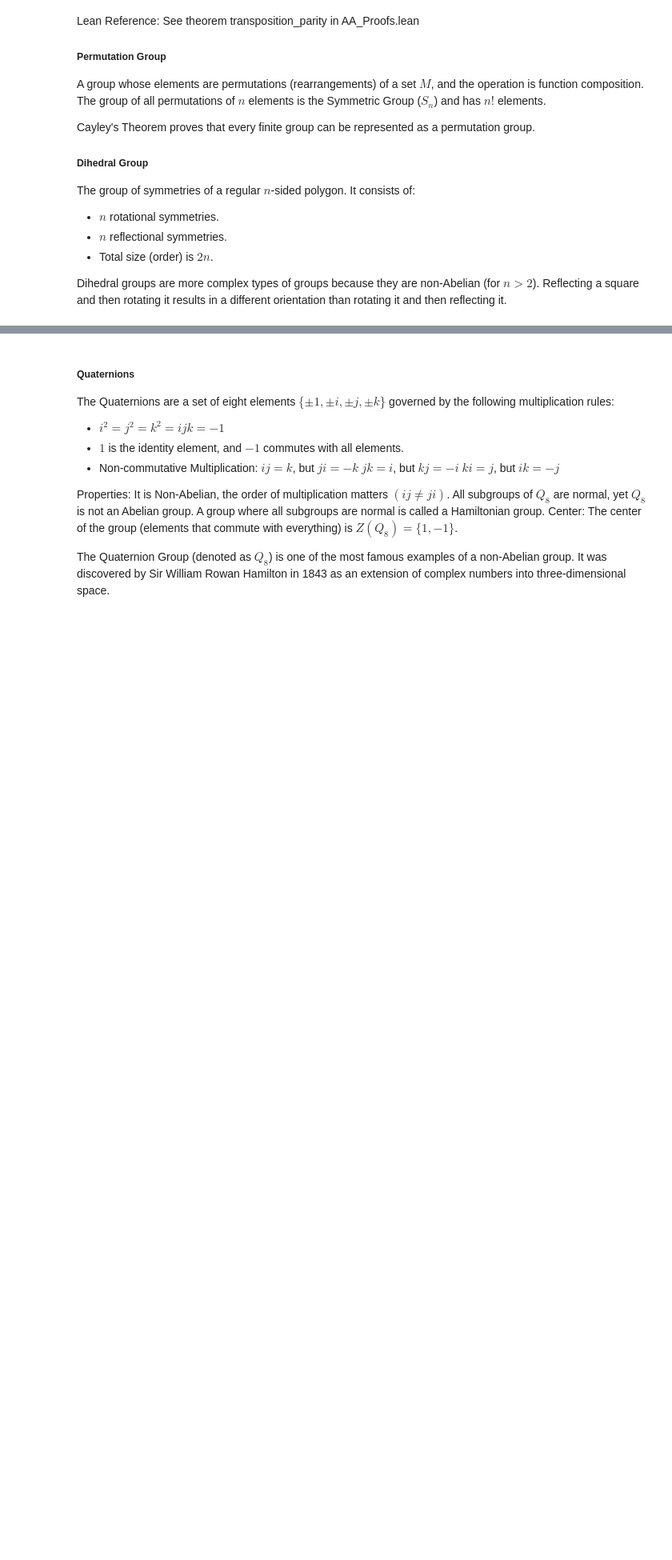
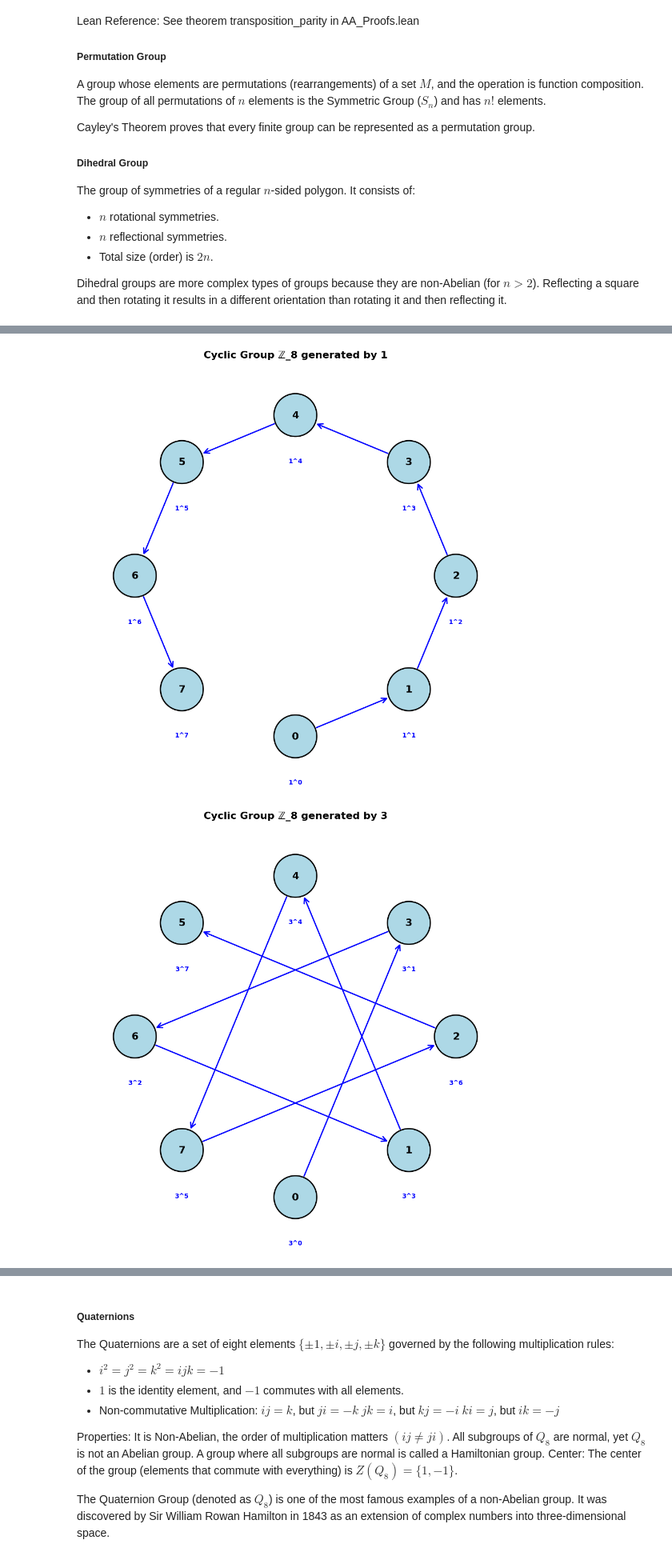
Before and after one commit to mussahassen/Abstract-Algebra, a Jupyter notebook: Modules/AA_Groups.ipynb, the cells around one changed output, grey strips where cells are left out. Shown at 80% size. Drawn from its saved outputs; the diff is of its cells as text; code cells hidden in the pictures; blank space fills up the shorter version.

```diff
--- a/Modules/AA_Groups.ipynb
+++ b/Modules/AA_Groups.ipynb
@@ -74,0 +138,57 @@ Dihedral groups are more complex types of groups because they are non-Abelian (f
+# %%
+def visualize_cyclic_group(n, generator=1):
+    fig, ax = plt.subplots(figsize=(10, 10))
+
+    angles = np.linspace(0, 2*np.pi, n, endpoint=False)
+    angles = angles - np.pi/2
+
+    radius = 3
+    x = radius * np.cos(angles)
+    y = radius * np.sin(angles)
+
+    powers = [(generator * i) % n for i in range(n)]
+
+    for i, (xi, yi) in enumerate(zip(x, y)):
+        color = 'lightblue' if i in powers else 'lightgray'
+        circle = Circle((xi, yi), 0.4, color=color, ec='black', linewidth=2, zorder=3)
+        ax.add_patch(circle)
+        ax.text(xi, yi, str(i), ha='center', va='center', fontsize=16, weight='bold', zorder=4)
+
+        if i in powers:
+            power_idx = powers.index(i)
+            ax.text(xi, yi-0.8, f'{generator}^{power_idx}', ha='center', va='top',
+                   fontsize=10, color='blue', weight='bold')
+
+    for i in range(len(powers)-1):
+        start_idx = powers[i]
+        end_idx = powers[i+1]
+
+        x1, y1 = x[start_idx], y[start_idx]
+        x2, y2 = x[end_idx], y[end_idx]
+
+        dx, dy = x2 - x1, y2 - y1
+        length = np.sqrt(dx**2 + dy**2)
+        dx, dy = dx/length, dy/length
+
+        arrow = FancyArrowPatch((x1 + 0.4*dx, y1 + 0.4*dy),
+                               (x2 - 0.4*dx, y2 - 0.4*dy),
+                               arrowstyle='->', mutation_scale=20, linewidth=2,
+                               color='blue', zorder=2)
+        ax.add_patch(arrow)
+
+    ax.set_xlim(-4, 4)
+    ax.set_ylim(-4, 4)
+    ax.set_aspect('equal')
+    ax.axis('off')
+    ax.set_title(f'Cyclic Group ℤ_{n} generated by {generator}', fontsize=16, weight='bold')
+    plt.tight_layout()
+    return fig
+
+fig2 = visualize_cyclic_group(8, generator=1)
+plt.show()
+
+fig3 = visualize_cyclic_group(8, generator=3)
+plt.show()
+# %% [output]
+[figure, added]
+[figure, added]
```
Also changed, not shown: parts of 16 cells of this notebook, 17 other files.
